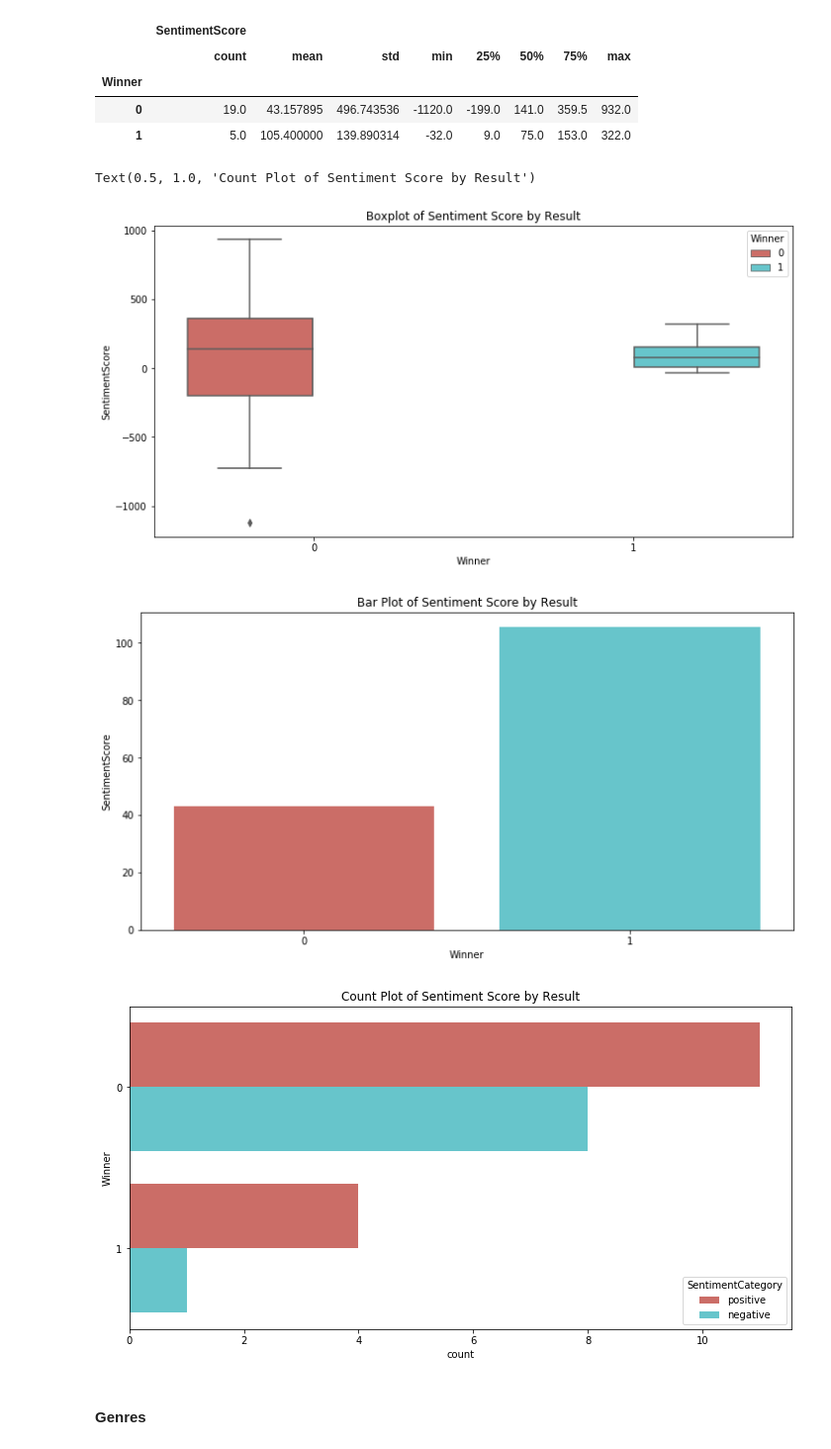
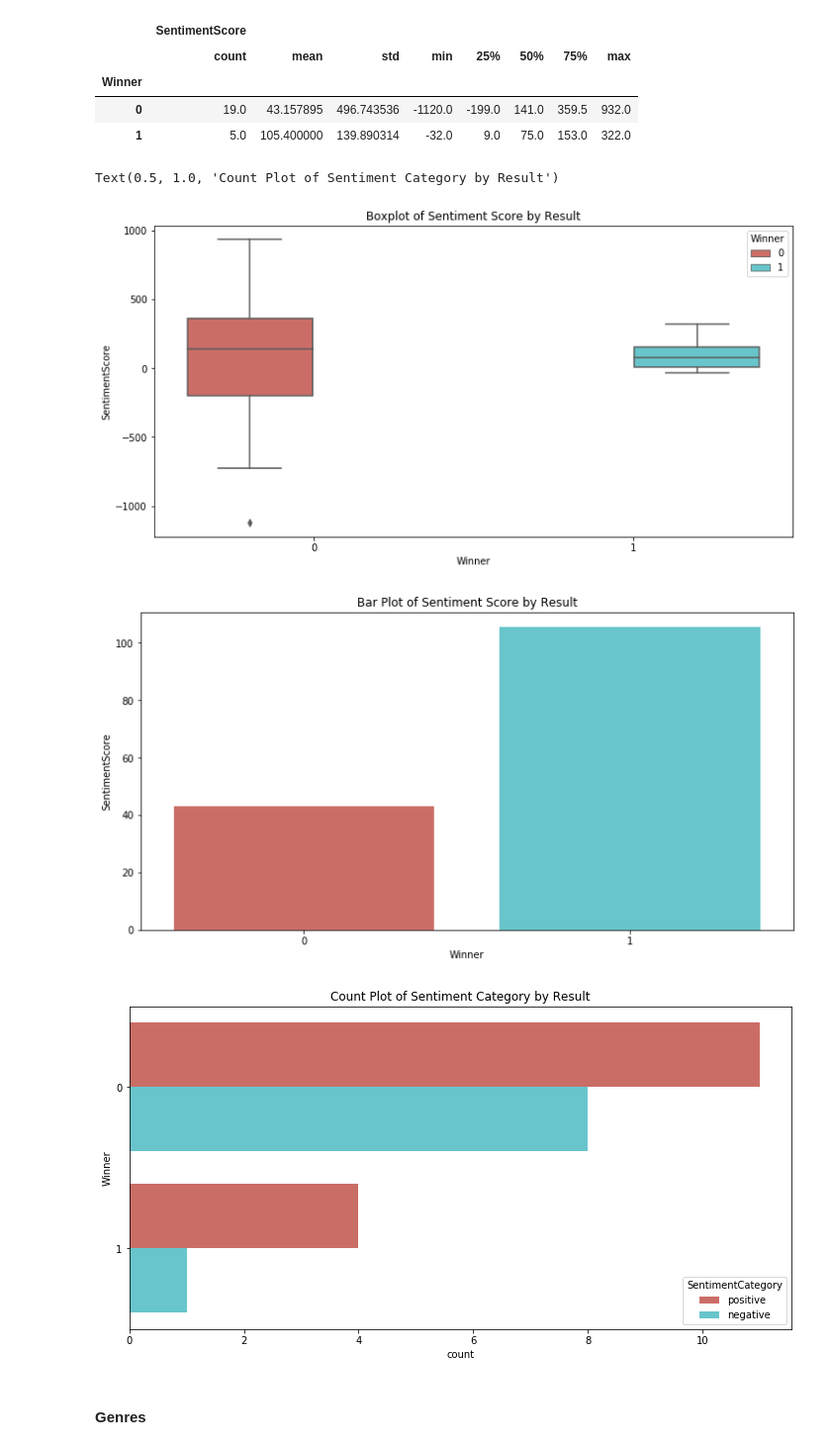
Before and after one commit to carousallie/nlp_movie_script_project, a Jupyter notebook: NLP_Project_Analysis----AR.ipynb, the cells around one changed output. Shown at 99% size. Drawn from its saved outputs; the diff is of its cells as text; code cells hidden in the pictures.

```diff
--- a/NLP_Project_Analysis----AR.ipynb
+++ b/NLP_Project_Analysis----AR.ipynb
@@ -252,27 +253,27 @@ afinn_dialogue.groupby(by=['Winner']).describe()
 # %%
 # boxplot
 fig_dims = (12, 6)
 fig, ax = plt.subplots(figsize = fig_dims)
 sns.boxplot(x = 'Winner', y = "SentimentScore",
                  hue = 'Winner', data = afinn_dialogue, ax = ax,
                  palette = "hls").set_title('Boxplot of Sentiment Score by Result')
 
 # barplot
 fig_dims = (12, 6)
 fig, ax = plt.subplots(figsize = fig_dims)
 sns.barplot(x = "Winner", y = "SentimentScore", ax = ax, data = afinn_dialogue,
             palette = "hls", ci = None).set_title('Bar Plot of Sentiment Score by Result')
 
 # countplot
 fig_dims = (12, 6)
 fig, ax = plt.subplots(figsize = fig_dims)
 sns.countplot(y = "Winner", hue = "SentimentCategory", data = afinn_dialogue,
-              ax = ax, palette = "hls").set_title('Count Plot of Sentiment Score by Result')
+              ax = ax, palette = "hls").set_title('Count Plot of Sentiment Category by Result')
 # %% [output]
-Text(0.5, 1.0, 'Count Plot of Sentiment Score by Result')
+Text(0.5, 1.0, 'Count Plot of Sentiment Category by Result')
 [figure]
 [figure]
-[figure, old version]
+[figure, new version]
 # %% [markdown]
 #### Genres
 # %%
```
Also changed, not shown: parts of 4 cells of this notebook.
